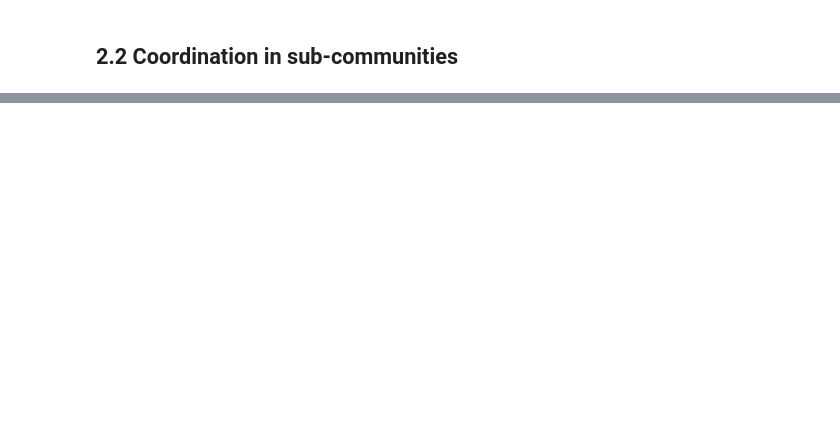
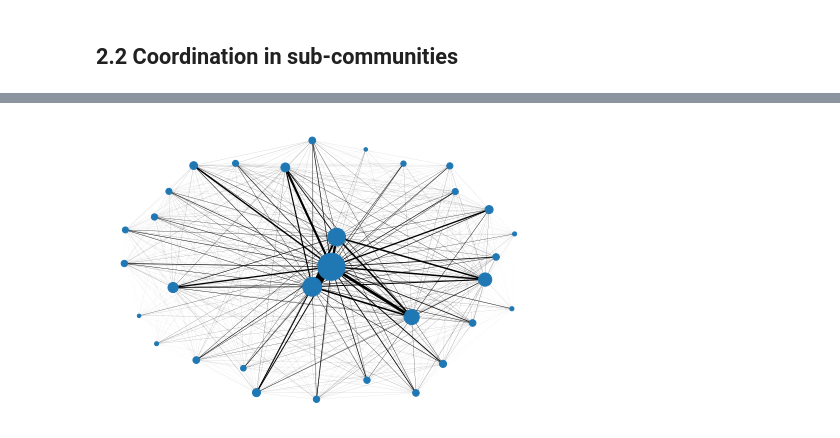
Before and after one commit to winobes/lasn, a Jupyter notebook: Summary.ipynb, the cells around one changed output, grey strips where cells are left out. Cells and saved outputs as stored; diff of their text form; code cells hidden in the pictures; blank space fills up the shorter version.

```diff
--- a/Summary.ipynb
+++ b/Summary.ipynb
@@ -146,0 +126,16 @@ NoneType
+# %%
+import igraph as ig
+import louvain
+
+network = wiki.load_network()
+partition = louvain.find_partition(network, louvain.ModularityVertexPartition)
+
+user_community = {}
+for user in network.vs:
+    user_community[user['name']] = partition.membership[user.index]
+users['community'] = pd.Series(user_community)
+
+com_sizes = users.community.value_counts()
+coms = range(len(com_sizes))
+com_sizes = [com_sizes.loc[com] for com in coms]
+com_limit=32 # afetr 32 the communities get very small. Many are just disconnected components.
@@ -146,0 +144,27 @@ NoneType
+# %%
+import networkx as nx
+com_network = nx.Graph()
+
+for e in network.es:
+    v1, v2 = partition.membership[e.source], partition.membership[e.target]
+    for v in (v1,v2):
+        if v in com_network:
+            com_network.node[v]['weight'] += 1
+        else:
+            com_network.add_node(v, weight=1)
+    if com_network.has_edge(v1,v2):
+        com_network[v1][v2]['weight'] += e['weight']
+    else:
+        com_network.add_edge(v1, v2, weight=e['weight'])
+
+com_network.remove_nodes_from(coms[com_limit:])
+# %%
+pos = nx.spring_layout(com_network, k=20)
+edges = com_network.edges()
+edge_weights = [com_network[u][v]['weight']/1000 for u,v in edges]
+nodes = com_network.nodes()
+node_weights = [com_network.nodes[v]['weight']/50 for v in nodes]
+
+nx.draw(com_network, pos=pos, nodes=nodes, edges=edges, node_size=node_weights, width=edge_weights)
+# %% [output]
+[figure, added]
```
Also changed, not shown: parts of 44 cells of this notebook, 8 other files.
